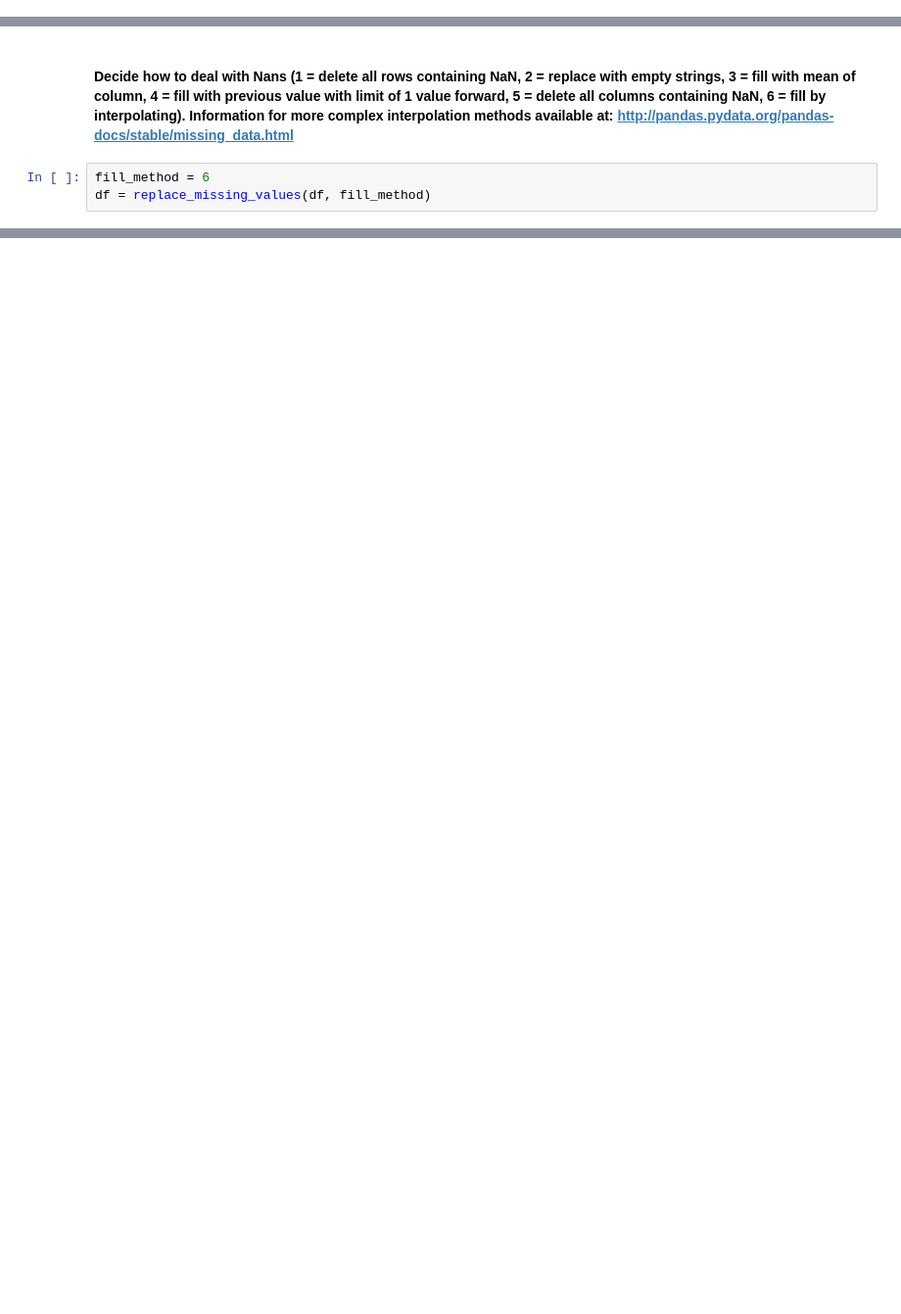
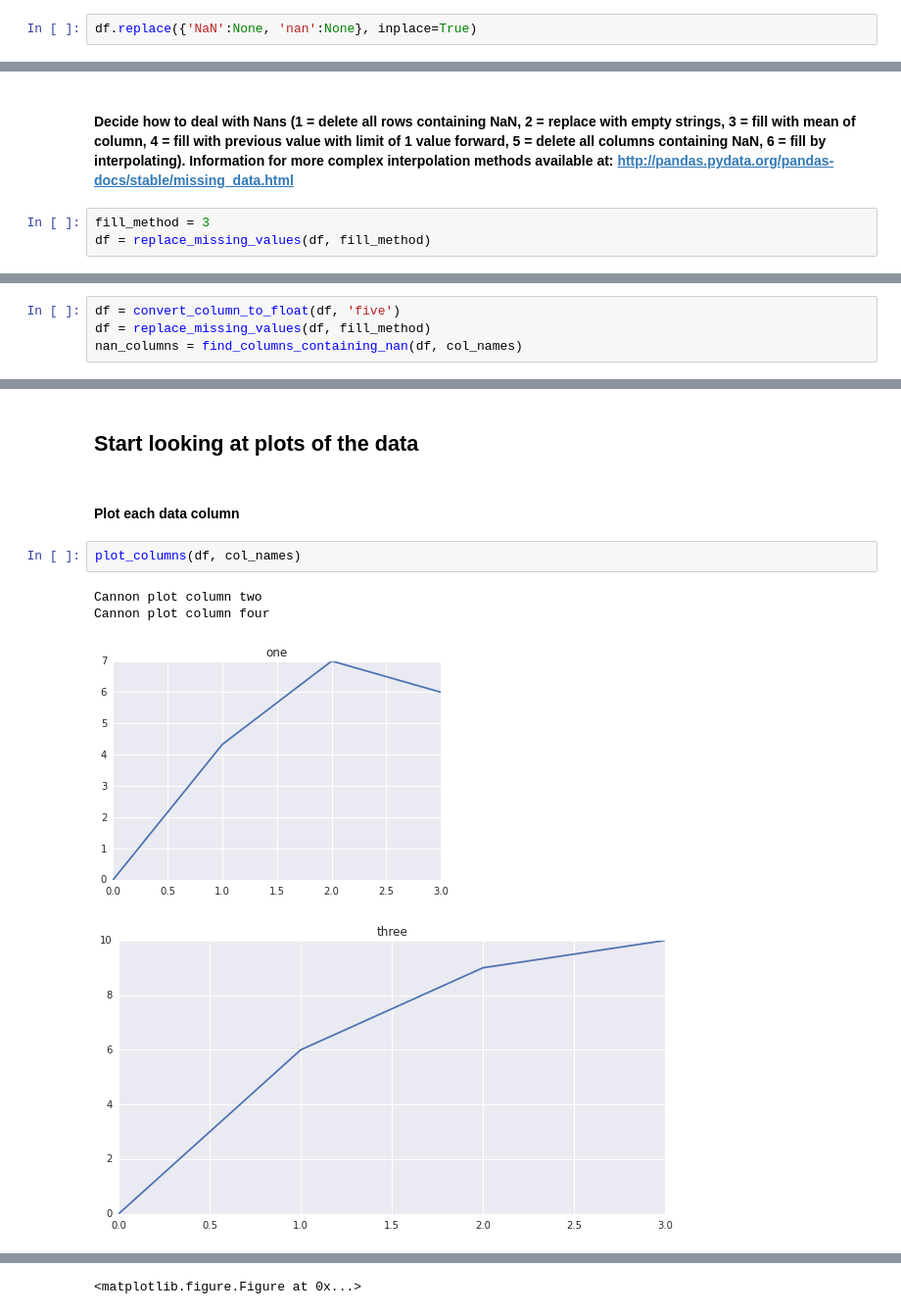
Before and after one commit to balmandhunter/general_data_analysis, a Jupyter notebook: berk_data_analysis.ipynb, the cells around one changed output, grey strips where cells are left out. Shown: that part at 98% size. Saved outputs shown, nothing was run; the diff lists cells and outputs as text; blank space fills up the shorter version.

```diff
--- a/berk_data_analysis.ipynb
+++ b/berk_data_analysis.ipynb
@@ -66,3 +66,5 @@ df.head()
+# %%
+df.replace({'NaN':None, 'nan':None}, inplace=True)
 # %% [markdown]
 #### Save and print column names for columns that contain NaNs.
 # %%
@@ -72,5 +74,5 @@ Columns containing NaNas:  ['away_WP', 'to_WP', 'day_of_week', 'skiers']
 # %% [markdown]
 #### Decide how to deal with Nans (1 = delete all rows containing NaN, 2 = replace with empty strings, 3 = fill with mean of column, 4 = fill with previous value with limit of 1 value forward, 5 = delete all columns containing NaN, 6 = fill by interpolating). Information for more complex interpolation methods available at: http://pandas.pydata.org/pandas-docs/stable/missing_data.html
 # %%
-fill_method = 6
+fill_method = 3
 df = replace_missing_values(df, fill_method)
@@ -80,0 +87,4 @@ Columns containing NaNas:  []
+# %%
+df = convert_column_to_float(df, 'five')
+df = replace_missing_values(df, fill_method)
+nan_columns = find_columns_containing_nan(df, col_names)
@@ -80,0 +104,11 @@ Columns containing NaNas:  []
+# %% [markdown]
+## Start looking at plots of the data
+# %% [markdown]
+#### Plot each data column
+# %%
+plot_columns(df, col_names)
+# %% [output]
+Cannon plot column two
+Cannon plot column four
+[figure, added]
+[figure, added]
@@ -80,0 +116 @@ Columns containing NaNas:  []
+<matplotlib.figure.Figure at 0x...>
```
Also changed, not shown: parts of 24 cells of this notebook, 2 other files.
